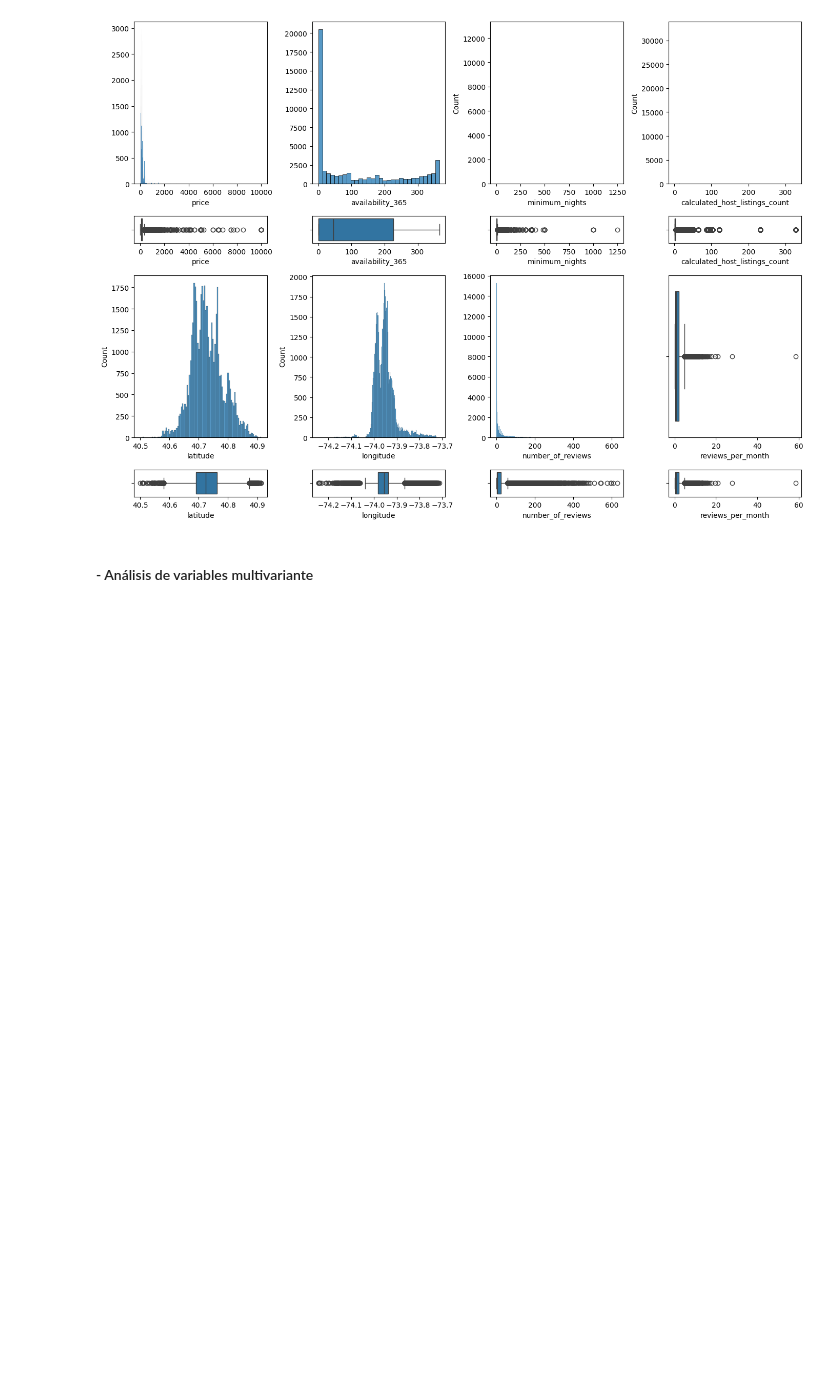
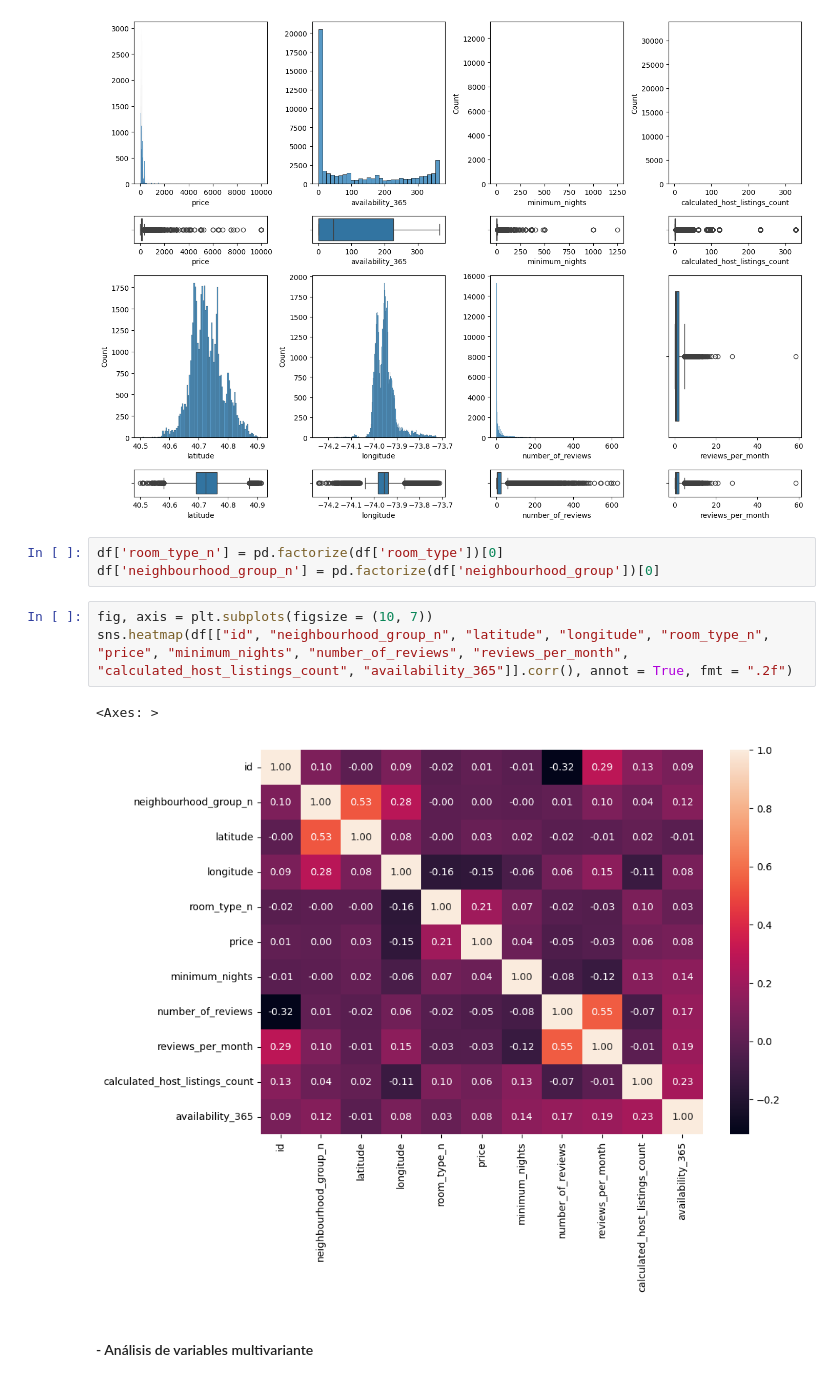
Before and after one commit to Pilizmt/machine-learning-python-template-pilarzarco, a Jupyter notebook: src/explore.ipynb, the cells around one changed output. Saved outputs shown, nothing was run; the diff lists cells and outputs as text; blank space fills up the shorter version.

```diff
--- a/src/explore.ipynb
+++ b/src/explore.ipynb
@@ -120,6 +130,15 @@ plt.tight_layout()
 plt.show()
 # %% [output]
 [figure]
+# %%
+df['room_type_n'] = pd.factorize(df['room_type'])[0]
+df['neighbourhood_group_n'] = pd.factorize(df['neighbourhood_group'])[0]
+# %%
+fig, axis = plt.subplots(figsize = (10, 7))
+sns.heatmap(df[["id", "neighbourhood_group_n", "latitude", "longitude", "room_type_n", "price", "minimum_nights", "number_of_reviews", "reviews_per_month", "calculated_host_listings_count", "availability_365"]].corr(), annot = True, fmt = ".2f")
+# %% [output]
+<Axes: >
+[figure, added]
 # %% [markdown]
 #### - Análisis de variables multivariante
 # %%
```
Also changed, not shown: parts of 11 cells of this notebook.
